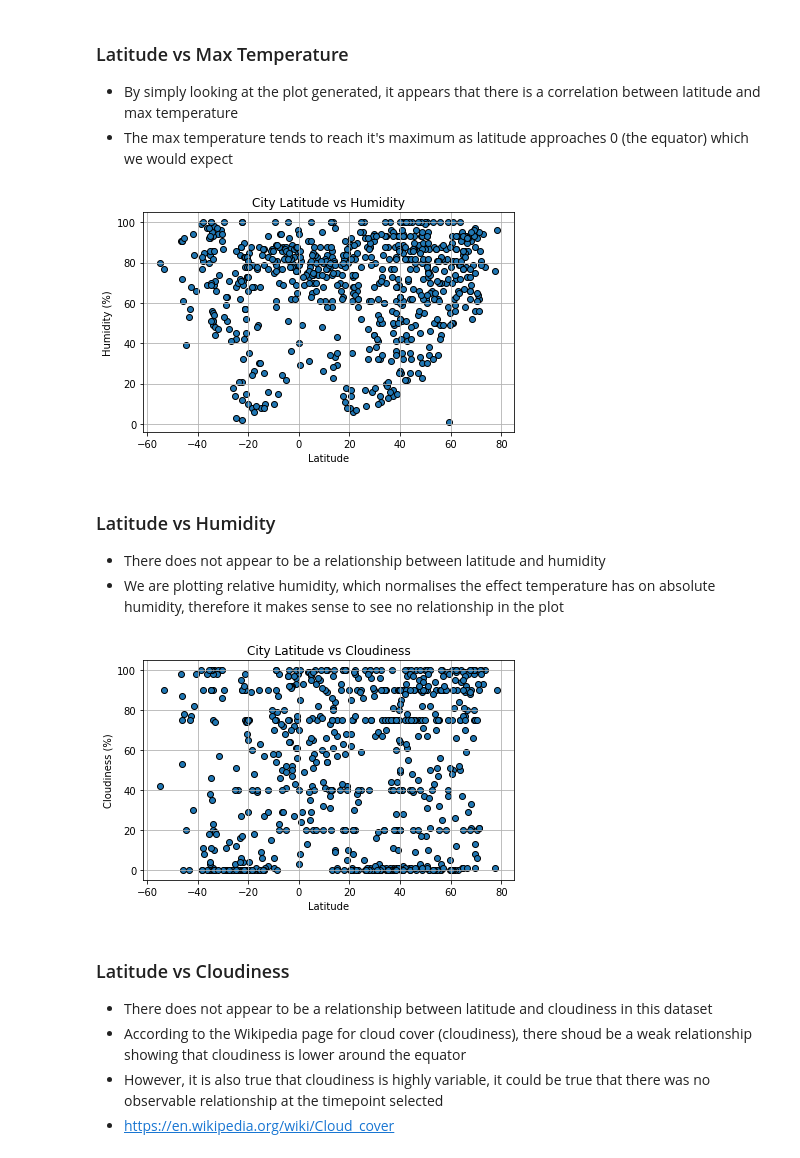
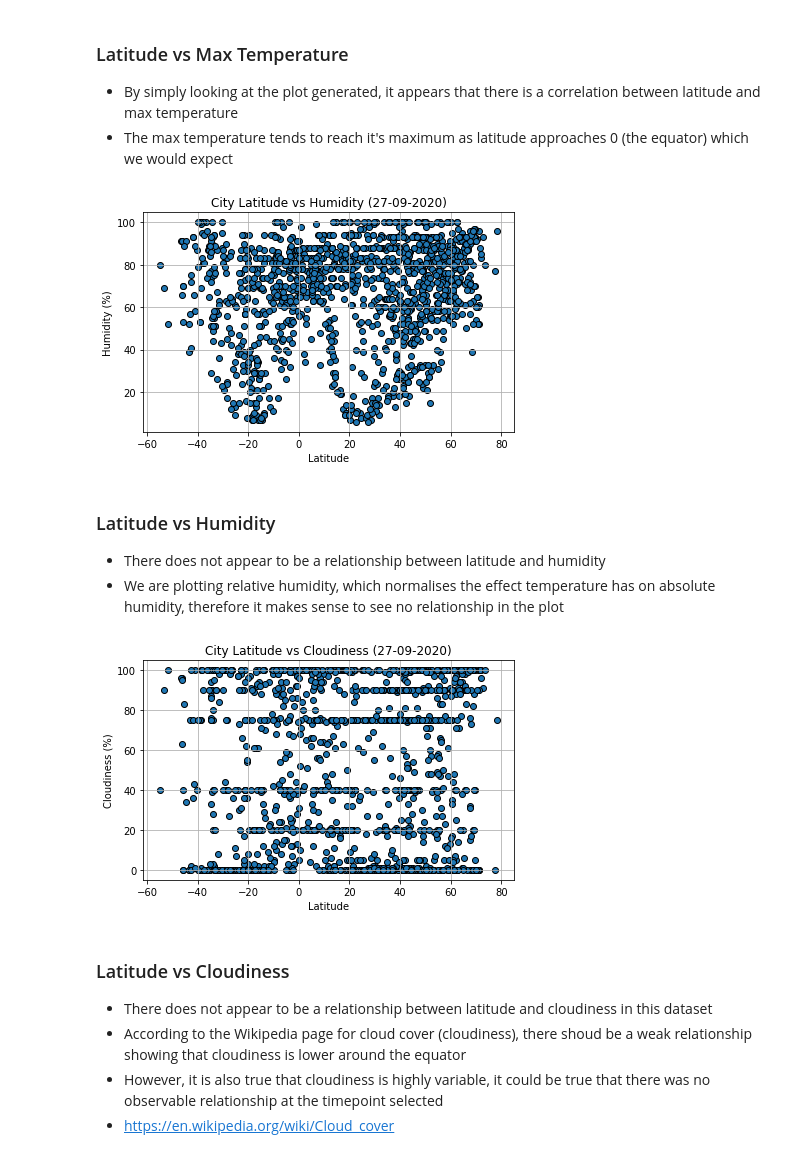
Before and after one commit to MATaylor0/python-api-challenge, a Jupyter notebook: WeatherPy/WeatherPy.ipynb, the cells around one changed output. Saved outputs shown, nothing was run; the diff lists cells and outputs as text; code cells hidden in the pictures.

Commit message:
Adding some details to the graphs and adding more data points to part 1

```diff
--- a/WeatherPy/WeatherPy.ipynb
+++ b/WeatherPy/WeatherPy.ipynb
@@ -16,7 +17,7 @@ import matplotlib.pyplot as plt
 city_list = []
 
 # Creating a conditional loop which will continue to generate random numbers and search for cities until a specified amount of unique cities are found
-while len(city_list) < 750:
+while len(city_list) < 1500:
     # Select a random latitude and longitude
     ran_lat = random.uniform(-0.9, 0.9) * 100
     ran_long = random.uniform(-1.8, 1.8) * 100
@@ -198,20 +206,20 @@ plt.show()
 # %%
 # Plotting the data of latitude vs humidity
 y_values = city_df["Humidity"]
 
 plt.scatter(x_values,y_values, edgecolors = "black")
 
-plt.title("City Latitude vs Humidity")
+plt.title(f"City Latitude vs Humidity ({timestamp})")
 plt.xlabel("Latitude")
 plt.ylabel("Humidity (%)")
 
 plt.grid()
 plt.tight_layout()
 
 plt.savefig("output/Fig2.png")
 plt.show()
 # %% [output]
-[figure, old version]
+[figure, new version]
 # %% [markdown]
 ### Latitude vs Humidity
 * There does not appear to be a relationship between latitude and humidity
@@ -222,7 +230,7 @@ y_values = city_df["Cloudiness"]
 
 plt.scatter(x_values,y_values, edgecolors = "black")
 
-plt.title("City Latitude vs Cloudiness")
+plt.title(f"City Latitude vs Cloudiness ({timestamp})")
 plt.xlabel("Latitude")
 plt.ylabel("Cloudiness (%)")
 
@@ -232,7 +240,7 @@ plt.tight_layout()
 plt.savefig("output/Fig3.png")
 plt.show()
 # %% [output]
-[figure, old version]
+[figure, new version]
 # %% [markdown]
 ### Latitude vs Cloudiness
 * There does not appear to be a relationship between latitude and cloudiness in this dataset
```
Also changed, not shown: parts of 18 cells of this notebook, 8 other files.
